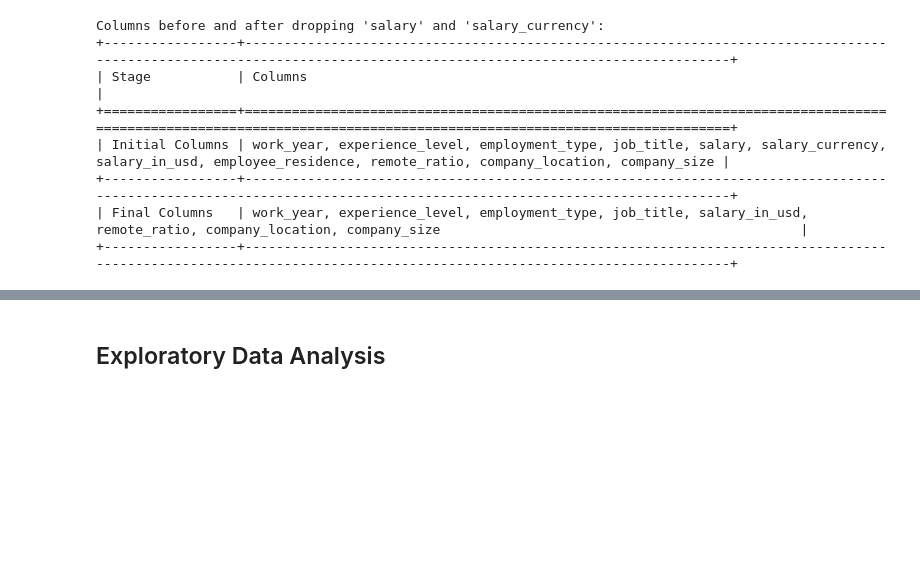
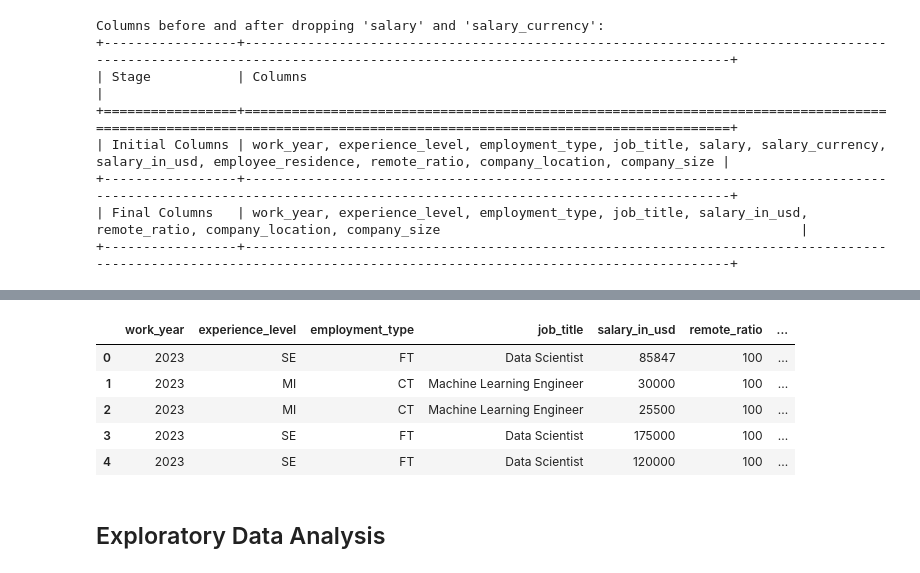
Before and after one commit to Brasprin/CSMODEL, a Jupyter notebook: CSMODEL_Project_S16_Group12.ipynb, the cells around one changed output, grey strips where cells are left out. Cells and saved outputs as stored; diff of their text form; code cells hidden in the pictures; blank space fills up the shorter version.

```diff
--- a/CSMODEL_Project_S16_Group12.ipynb
+++ b/CSMODEL_Project_S16_Group12.ipynb
@@ -209,3 +227,12 @@ Columns before and after dropping 'salary' and 'salary_currency':
+# %%
+ds_salary_clean.head()
+# %% [output]
+|  | work_year | experience_level | employment_type | job_title | salary_in_usd | remote_ratio | ... |
+| 0 | 2023 | SE | FT | Data Scientist | 85847 | 100 | ... |
+| 1 | 2023 | MI | CT | Machine Learning Engineer | 30000 | 100 | ... |
+| 2 | 2023 | MI | CT | Machine Learning Engineer | 25500 | 100 | ... |
+| 3 | 2023 | SE | FT | Data Scientist | 175000 | 100 | ... |
+| 4 | 2023 | SE | FT | Data Scientist | 120000 | 100 | ... |
 # %% [markdown]
 ## Exploratory Data Analysis
 # %%
```
Also changed, not shown: parts of 8 cells of this notebook.
